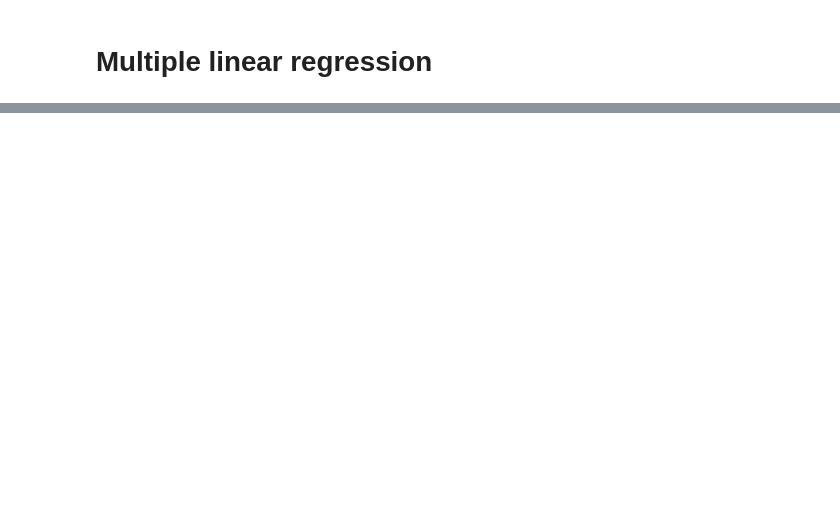
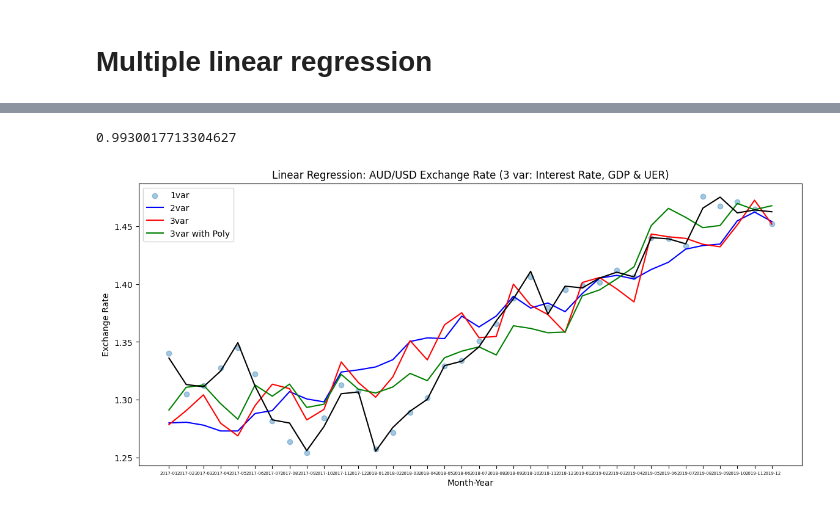
Before and after one commit to Sanyam-jain30/ML-Project, a Jupyter notebook: EDA and Data visualization.ipynb, the cells around one changed output, grey strips where cells are left out. Drawn from its saved outputs; the diff is of its cells as text; code cells hidden in the pictures; blank space fills up the shorter version.

```diff
--- a/EDA and Data visualization.ipynb
+++ b/EDA and Data visualization.ipynb
@@ -299,0 +450,29 @@ plt.show()
+# %%
+from sklearn.preprocessing import PolynomialFeatures
+from sklearn.metrics import mean_squared_error
+
+poly = PolynomialFeatures(degree=4)
+
+x_poly = poly.fit_transform(x_ir_gdp_uer)
+
+model_poly = LinearRegression()
+model_poly.fit(x_poly, y_fx)
+y_pred = model_poly.predict(x_poly)
+
+print(model_poly.score(x_poly, y_fx))
+
+plt.figure(figsize=(14,6))
+plt.scatter(month_year, y_fx, alpha=0.4)
+plt.plot(month_year, y_fx_predict, color='b')
+plt.plot(month_year, y_fx_predict_2, color='r')
+plt.plot(month_year, y_fx_predict_3, color='g')
+plt.plot(month_year, y_pred, color='black')
+plt.legend(['1var', '2var', '3var', '3var with Poly'])
+plt.title("Linear Regression: AUD/USD Exchange Rate (3 var: Interest Rate, GDP & UER)")
+plt.xlabel("Month-Year")
+plt.ylabel("Exchange Rate")
+plt.xticks(fontsize=5)
+plt.show()
+# %% [output]
+0.9930017713304627
+[figure, added]
```
Also changed, not shown: parts of 33 cells of this notebook, 4 other files.
